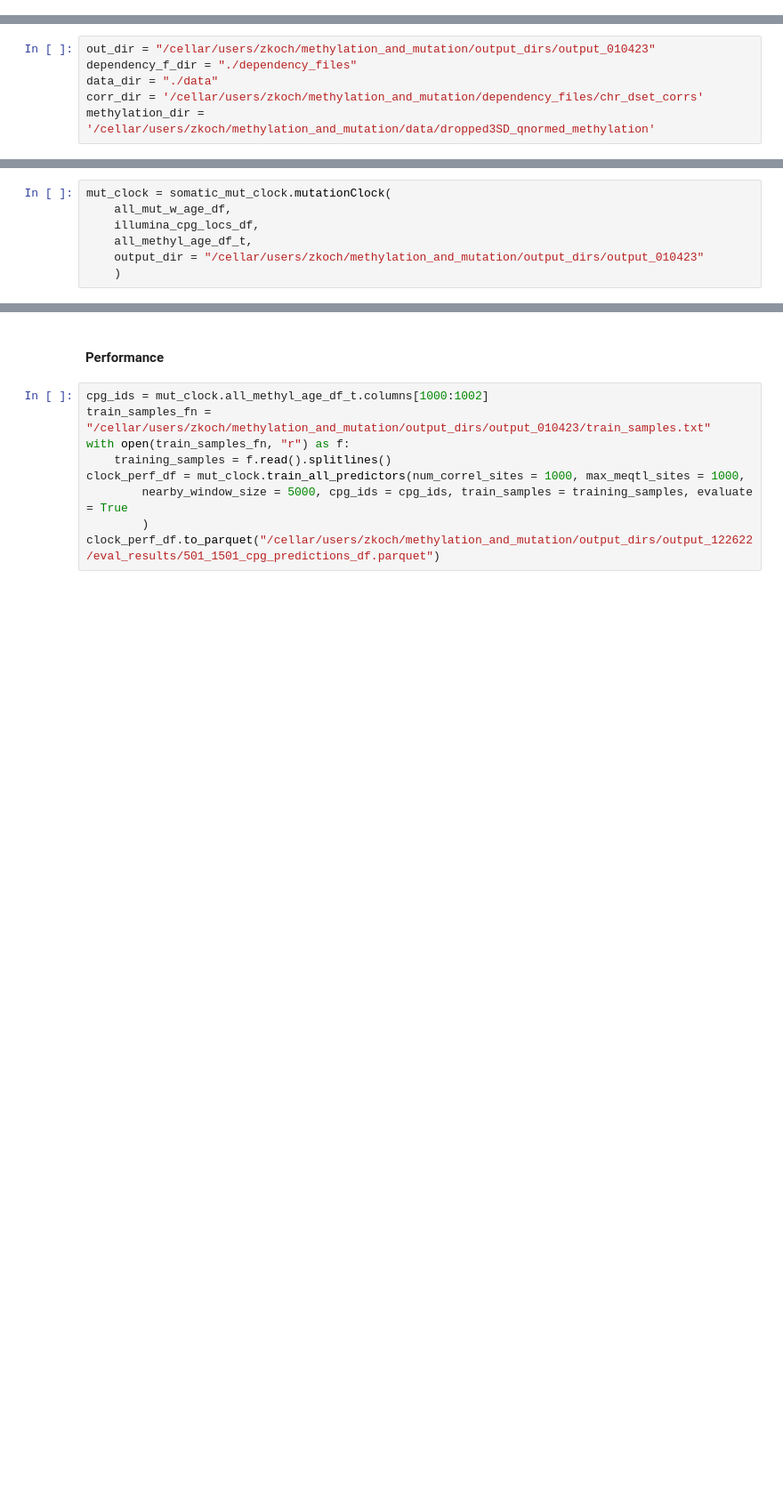
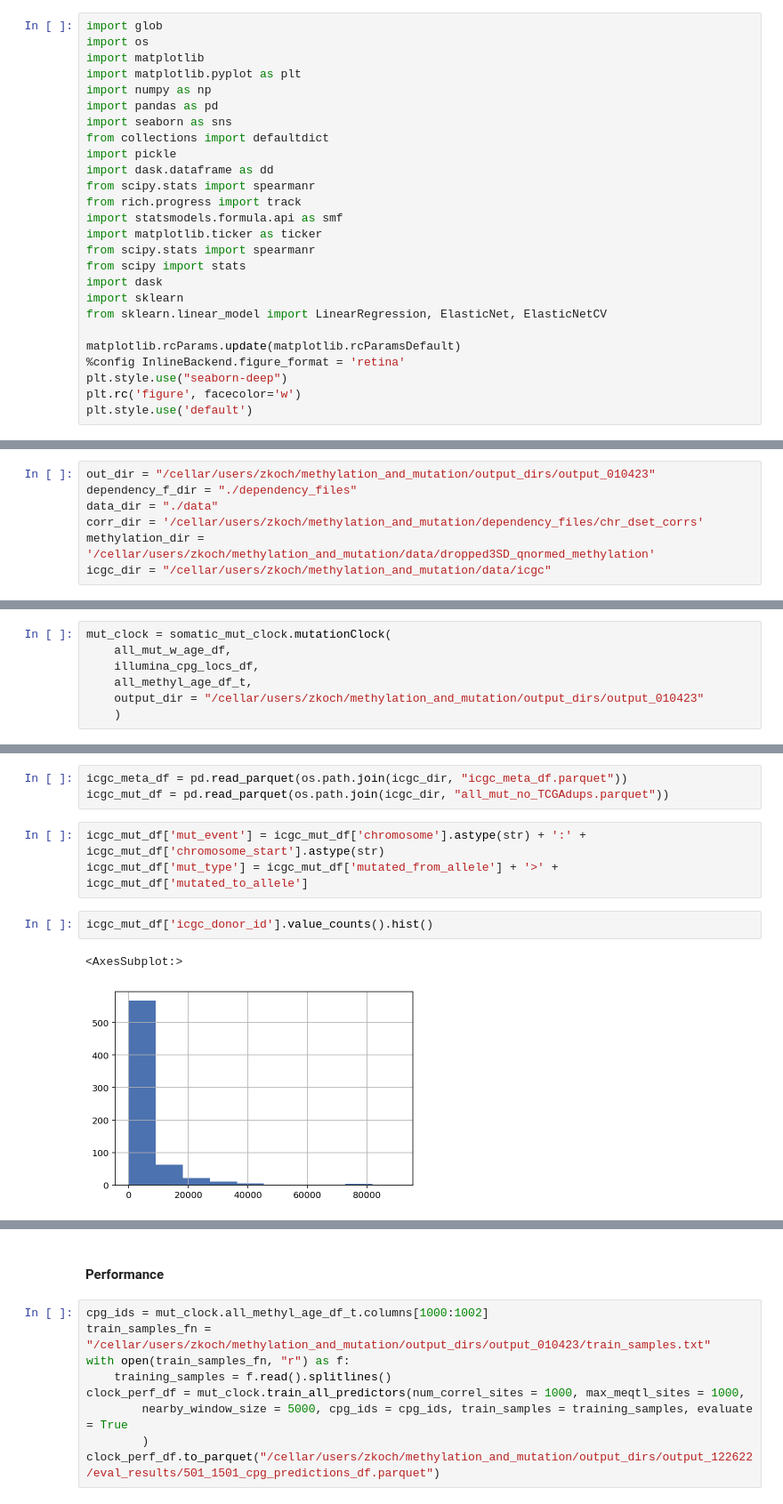
Before and after one commit to zanekoch/methylation_and_mutation, a Jupyter notebook: mut_clock_dev.ipynb, the cells around one changed output, grey strips where cells are left out. Shown at 89% size. Saved outputs shown, nothing was run; the diff lists cells and outputs as text; blank space fills up the shorter version.

```diff
--- a/mut_clock_dev.ipynb
+++ b/mut_clock_dev.ipynb
@@ -5,6 +5,32 @@ sys.path.append('/cellar/users/zkoch/methylation_and_mutation/source_files')
 %aimport compute_comethylation, somatic_mut_clock
 %autoreload 1
 import get_data, analysis, utils, plotting, compute_comethylation, methyl_mut_burden, somatic_mut_clock
+# %%
+import glob
+import os
+import matplotlib
+import matplotlib.pyplot as plt
+import numpy as np
+import pandas as pd
+import seaborn as sns
+from collections import defaultdict
+import pickle
+import dask.dataframe as dd
+from scipy.stats import spearmanr
+from rich.progress import track
+import statsmodels.formula.api as smf
+import matplotlib.ticker as ticker
+from scipy.stats import spearmanr
+from scipy import stats
+import dask
+import sklearn
+from sklearn.linear_model import LinearRegression, ElasticNet, ElasticNetCV
+
+matplotlib.rcParams.update(matplotlib.rcParamsDefault)
+%config InlineBackend.figure_format = 'retina'
+plt.style.use("seaborn-deep")
+plt.rc('figure', facecolor='w')
+plt.style.use('default')
 # %%
 import glob
 import os
@@ -35,6 +61,7 @@ dependency_f_dir = "./dependency_files"
 data_dir = "./data"
 corr_dir = '/cellar/users/zkoch/methylation_and_mutation/dependency_files/chr_dset_corrs'
 methylation_dir = '/cellar/users/zkoch/methylation_and_mutation/data/dropped3SD_qnormed_methylation'
+icgc_dir = "/cellar/users/zkoch/methylation_and_mutation/data/icgc"
 # %%
 illumina_cpg_locs_df, all_mut_df, all_methyl_df, all_methyl_df_t, all_meta_df, dataset_names_list = get_data.main(
     illum_cpg_locs_fn = os.path.join(dependency_f_dir, "illumina_cpg_450k_locations.csv"),
@@ -169,0 +144,11 @@ res
+# %%
+icgc_meta_df = pd.read_parquet(os.path.join(icgc_dir, "icgc_meta_df.parquet"))
+icgc_mut_df = pd.read_parquet(os.path.join(icgc_dir, "all_mut_no_TCGAdups.parquet"))
+# %%
+icgc_mut_df['mut_event'] = icgc_mut_df['chromosome'].astype(str) + ':' + icgc_mut_df['chromosome_start'].astype(str)
+icgc_mut_df['mut_type'] = icgc_mut_df['mutated_from_allele'] + '>' + icgc_mut_df['mutated_to_allele']
+# %%
+icgc_mut_df['icgc_donor_id'].value_counts().hist()
+# %% [output]
+<AxesSubplot:>
+[figure, added]
```
Also changed, not shown: parts of 83 cells of this notebook, 2 other files.
